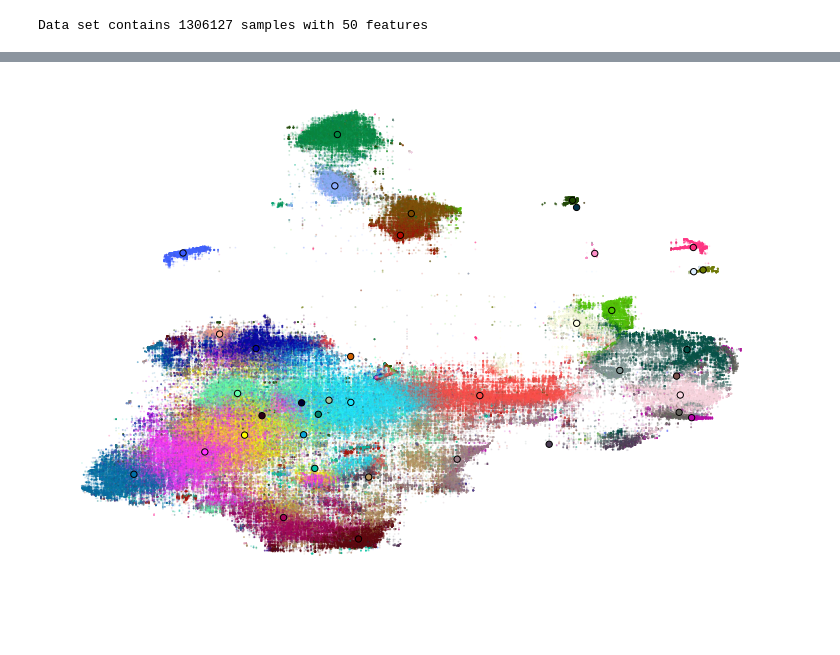
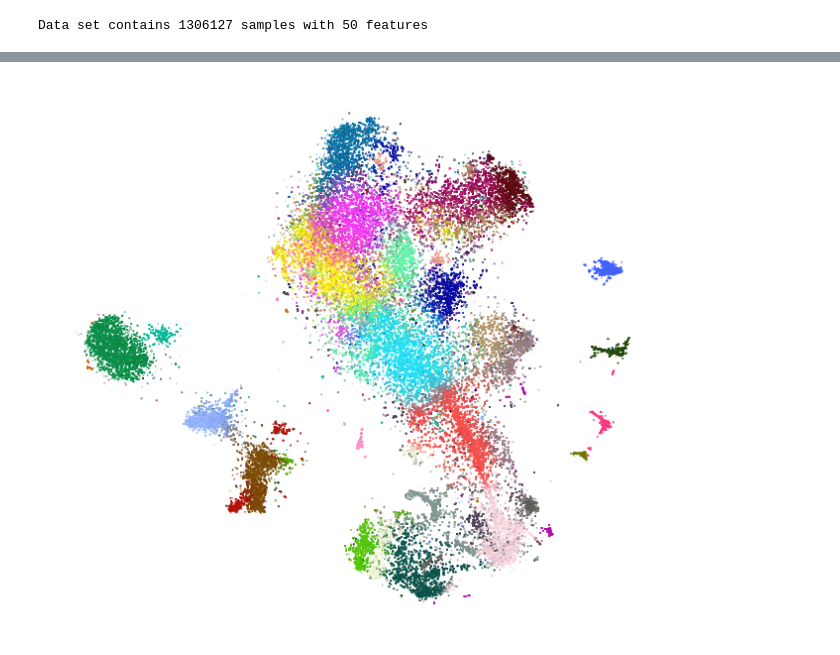
Before and after one commit to aida-ugent/smooth_affinity_tsne, a Jupyter notebook: examples/figures/figures_10x.ipynb, the cells around one changed output, grey strips where cells are left out. Cells and saved outputs as stored; diff of their text form; code cells hidden in the pictures; blank space fills up the shorter version.

```diff
--- a/examples/figures/figures_10x.ipynb
+++ b/examples/figures/figures_10x.ipynb
@@ -153,7 +145,10 @@ init_full = init_full[reverse]
-# %%
-plot(init_full, y_full, ax=plt.figure(figsize=(13, 9)).gca(), colors=colors)
-# %% [output]
-[figure, removed]
+# %%
+init_full = np.vstack((sample_embedding2, rest_init))[reverse]
+# %%
+fig, ax = plt.subplots(figsize=(11, 10))
+plot(init_full, y, ax=ax)
+# %% [output]
+[figure, added]
 # %%
 init_full = init_full / (np.std(init_full[:, 0]) * 10000)
 np.std(init_full, axis=0)
```
Also changed, not shown: parts of 49 cells of this notebook, 4 other files.
